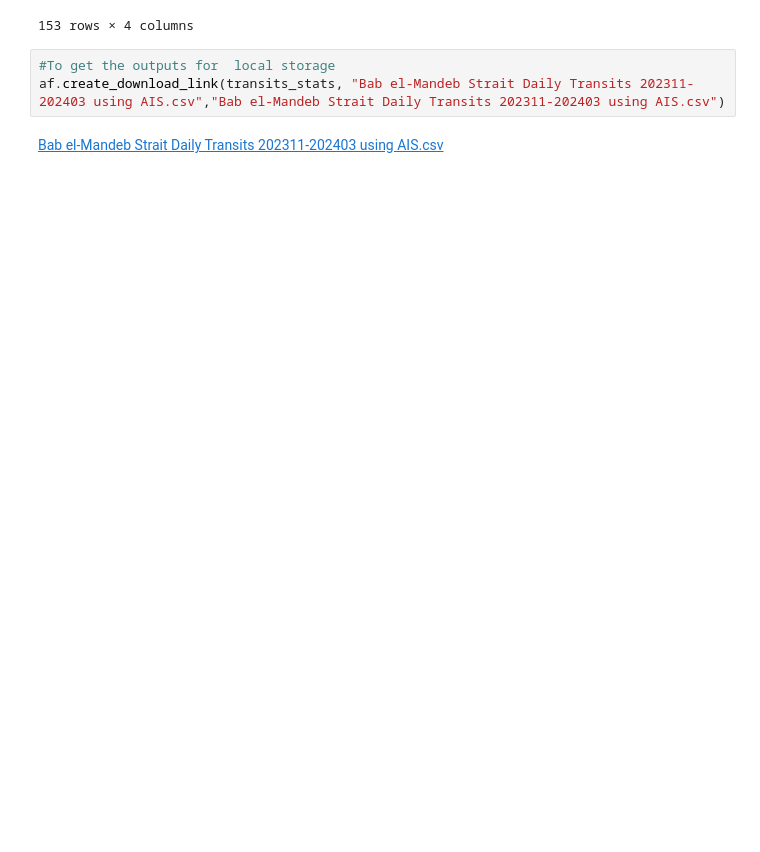
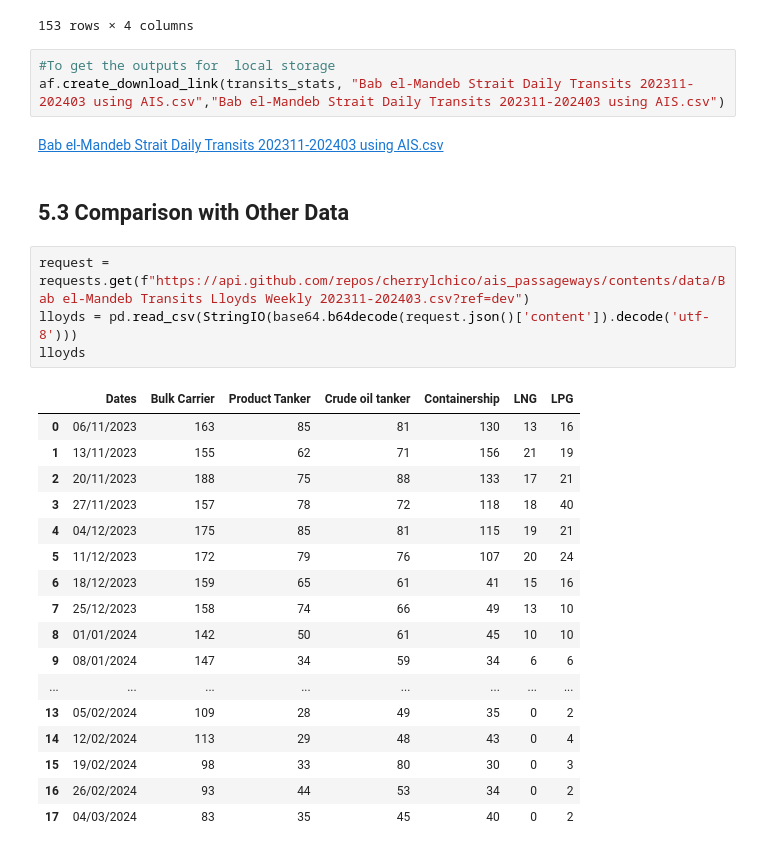
Before and after one commit to ADB-Data-Division/ais_passageways, a Jupyter notebook: notebooks/Bab el-Mandeb Strait.ipynb, the cells around one changed output. Cells and saved outputs as stored; diff of their text form; blank space fills up the shorter version.

```diff
--- a/notebooks/Bab el-Mandeb Strait.ipynb
+++ b/notebooks/Bab el-Mandeb Strait.ipynb
@@ -315,3 +331,27 @@ transits_stats
 af.create_download_link(transits_stats, "Bab el-Mandeb Strait Daily Transits 202311-202403 using AIS.csv","Bab el-Mandeb Strait Daily Transits 202311-202403 using AIS.csv")
 # %% [output]
 Bab el-Mandeb Strait Daily Transits 202311-202403 using AIS.csv
+# %% [markdown]
+## 5.3 Comparison with Other Data
+# %%
+request = requests.get(f"https://api.github.com/repos/cherrylchico/ais_passageways/contents/data/Bab el-Mandeb Transits Lloyds Weekly 202311-202403.csv?ref=dev")
+lloyds = pd.read_csv(StringIO(base64.b64decode(request.json()['content']).decode('utf-8')))
+lloyds
+# %% [output]
+|  | Dates | Bulk Carrier | Product Tanker | Crude oil tanker | Containership | LNG | LPG |
+| 0 | 06/11/2023 | 163 | 85 | 81 | 130 | 13 | 16 |
+| 1 | 13/11/2023 | 155 | 62 | 71 | 156 | 21 | 19 |
+| 2 | 20/11/2023 | 188 | 75 | 88 | 133 | 17 | 21 |
+| 3 | 27/11/2023 | 157 | 78 | 72 | 118 | 18 | 40 |
+| 4 | 04/12/2023 | 175 | 85 | 81 | 115 | 19 | 21 |
+| 5 | 11/12/2023 | 172 | 79 | 76 | 107 | 20 | 24 |
+| 6 | 18/12/2023 | 159 | 65 | 61 | 41 | 15 | 16 |
+| 7 | 25/12/2023 | 158 | 74 | 66 | 49 | 13 | 10 |
+| 8 | 01/01/2024 | 142 | 50 | 61 | 45 | 10 | 10 |
+| 9 | 08/01/2024 | 147 | 34 | 59 | 34 | 6 | 6 |
+| ... | ... | ... | ... | ... | ... | ... | ... |
+| 13 | 05/02/2024 | 109 | 28 | 49 | 35 | 0 | 2 |
+| 14 | 12/02/2024 | 113 | 29 | 48 | 43 | 0 | 4 |
+| 15 | 19/02/2024 | 98 | 33 | 80 | 30 | 0 | 3 |
+| 16 | 26/02/2024 | 93 | 44 | 53 | 34 | 0 | 2 |
+| 17 | 04/03/2024 | 83 | 35 | 45 | 40 | 0 | 2 |
```
Also changed, not shown: parts of 5 cells of this notebook, 1 other file.
